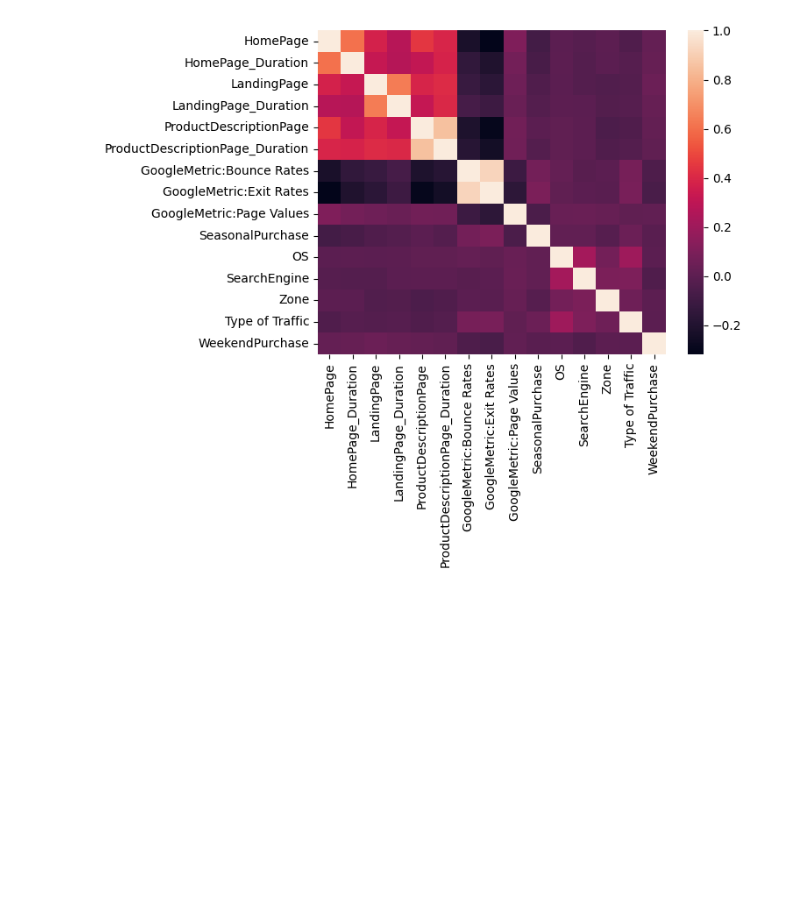
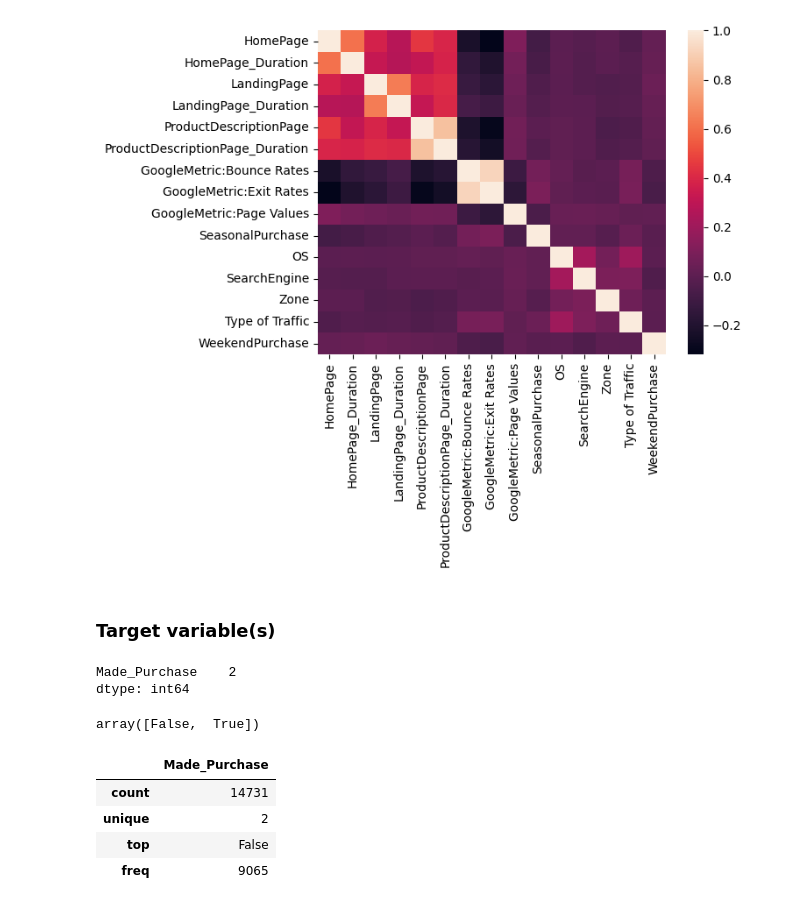
Before and after one commit to Nailsonseat/E-commerce-Shopper-s-Behaviour-Understanding, a Jupyter notebook: Final Notebook.ipynb, the cells around one changed output. Cells and saved outputs as stored; diff of their text form; code cells hidden in the pictures; blank space fills up the shorter version.

```diff
--- a/Final Notebook.ipynb
+++ b/Final Notebook.ipynb
@@ -159,3 +192,22 @@ sns.heatmap(X.drop(['Month_SeasonalPurchase','CustomerType','Gender','Cookies Se
 # %% [output]
 <AxesSubplot: >
 [figure]
+# %% [markdown]
+### Target variable(s)
+# %%
+y.nunique()
+# %% [output]
+Made_Purchase    2
+dtype: int64
+# %%
+y['Made_Purchase'].unique()
+# %% [output]
+array([False,  True])
+# %%
+y.describe()
+# %% [output]
+|  | Made_Purchase |
+| count | 14731 |
+| unique | 2 |
+| top | False |
+| freq | 9065 |
```
Also changed, not shown: parts of 3 cells of this notebook.
